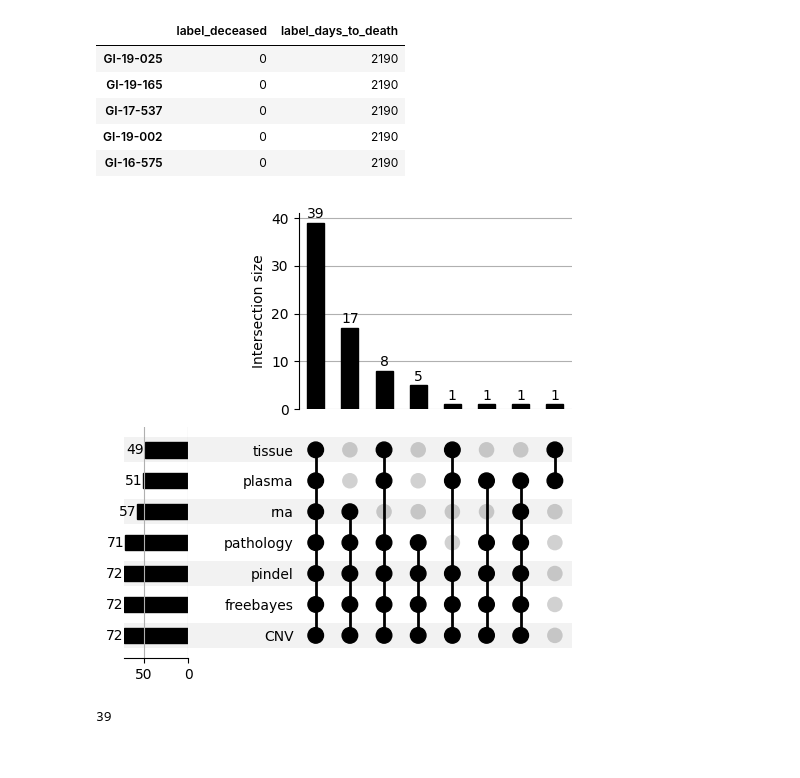
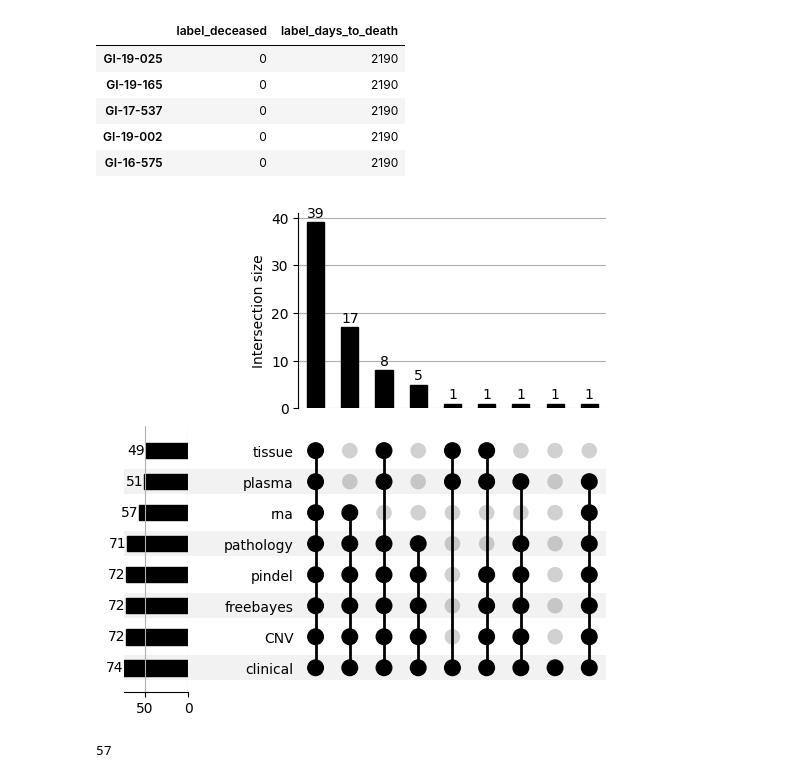
Before and after one commit to albertolzs/edc_mo_pdac_val, a Jupyter notebook: data_saving.ipynb, the cells around one changed output. Saved outputs shown, nothing was run; the diff lists cells and outputs as text; code cells hidden in the pictures.

```diff
--- a/data_saving.ipynb
+++ b/data_saving.ipynb
@@ -43,23 +43,33 @@ data_modality (74, 6361)
 | GI-17-537 | 0 | 2190 |
 | GI-19-002 | 0 | 2190 |
 | GI-16-575 | 0 | 2190 |
+# %%
+modality_samples["clinical"] = pd.concat([modality_samples["clinical"], modality_samples["label"]], axis= 1)
 # %%
-modalities_to_remove = ["AF4", "clinical", "label"]
+modalities_to_remove = ["AF4", "label"]
 dict_data = {key:value.index for key,value in modality_samples.items() if key not in modalities_to_remove}
 dict_data = dict(sorted(dict_data.items(), key=lambda item: len(item[1]), reverse=True))
 dict_data = upsetplot.from_contents(dict_data)
 _ = upsetplot.plot(dict_data, show_counts=True, sort_by= "cardinality")
 # %% [output]
-[figure, old version]
+[figure, new version]
-# %%
-for mod in modalities_to_remove:
-    del modality_samples[mod]
-samples = modality_samples["rna"].index
-for mod in modality_samples.values():
-    samples = samples.intersection(mod.index)
-len(samples)
-# %% [output]
-39
+# %%
+modalities_to_remove += ["tissue", "plasma"]
+dict_data = dict_data.reset_index()
+samples = dict_data.loc[
+    dict_data["rna"]
+    & dict_data["pathology"]
+    & dict_data["CNV"]
+    & dict_data["freebayes"]
+    # & dict_data["pindel"]
+]["id"]
+
+for mod in modalities_to_remove:
+    del modality_samples[mod]
+
+len(samples)
+# %% [output]
+57
 # %%
 for mod, data_modality in modality_samples.items():
     data_modality.loc[samples].to_csv(os.path.join(processed_data_path, f"{mod}_data.csv"))
```
Also changed, not shown: parts of 1 cell of this notebook, 5 other files.
